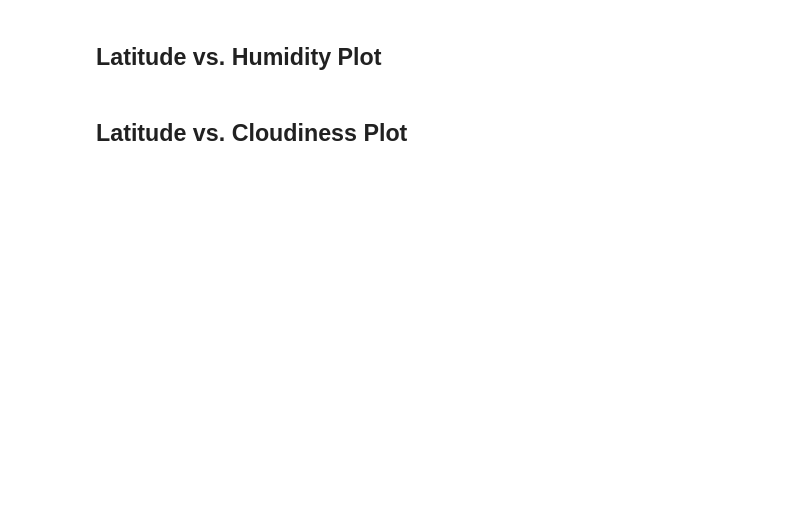
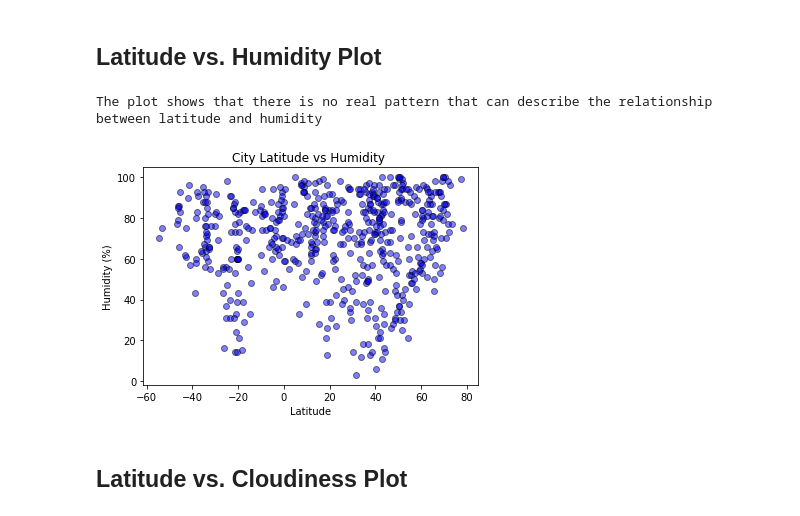
Before and after one commit to yan-ash/python-api-challenge, a Jupyter notebook: WeatherPy/WeatherPy.ipynb, the cells around one changed output. Drawn from its saved outputs; the diff is of its cells as text; code cells hidden in the pictures; blank space fills up the shorter version.

```diff
--- a/WeatherPy/WeatherPy.ipynb
+++ b/WeatherPy/WeatherPy.ipynb
@@ -163,4 +249,15 @@ clean_city_data.head(20)
 # %% [markdown]
 ## Latitude vs. Humidity Plot
+# %%
+
+plt.scatter(city_data_df["Lat"], city_data_df["Humidity"], facecolors="blue", edgecolors="black", alpha = 0.5)
+
+plt.xlabel("Latitude")
+plt.ylabel("Humidity (%)")
+plt.title("City Latitude vs Humidity ")
+print("The plot shows that there is no real pattern that can describe the relationship between latitude and humidity")
+# %% [output]
+The plot shows that there is no real pattern that can describe the relationship between latitude and humidity
+[figure, added]
 # %% [markdown]
 ## Latitude vs. Cloudiness Plot
```
Also changed, not shown: parts of 21 cells of this notebook.
